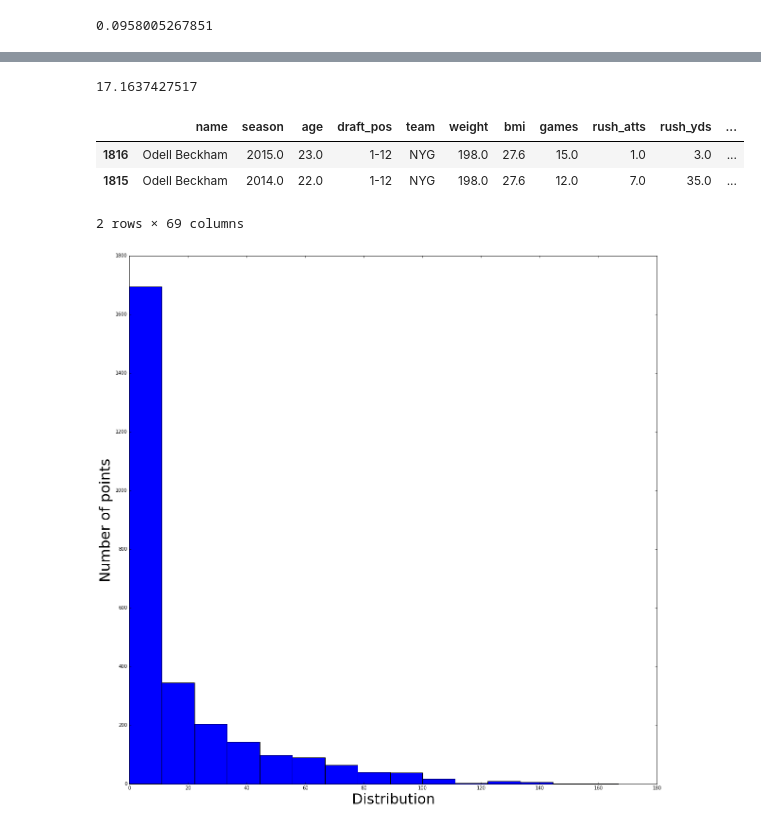
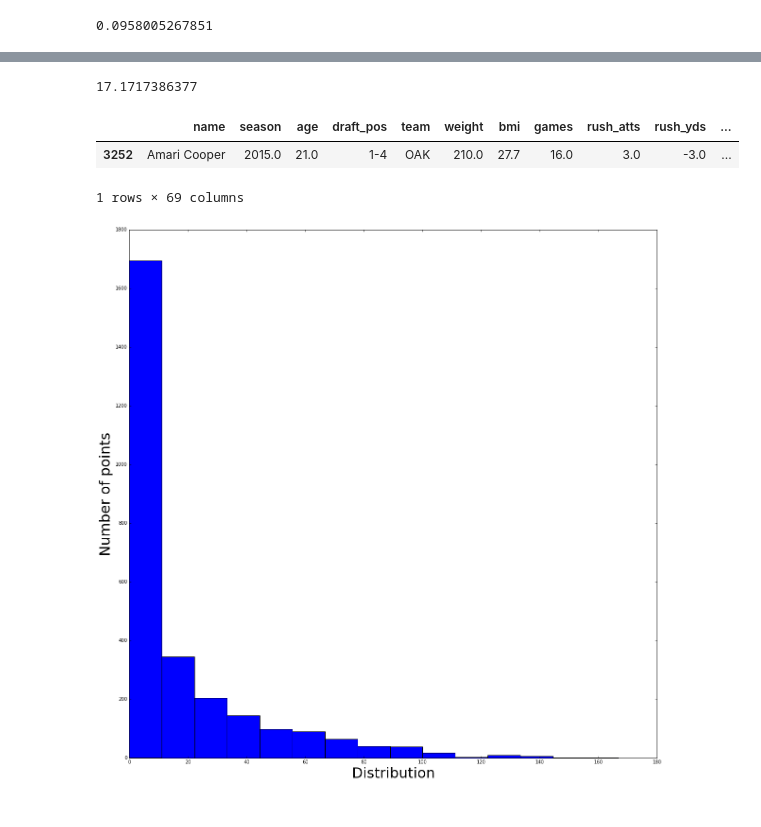
Before and after one commit to oneilltp18/GABBERT, a Jupyter notebook: wide_receivers/algorithm_sandbox.ipynb, the cells around one changed output, grey strips where cells are left out. Cells and saved outputs as stored; diff of their text form; code cells hidden in the pictures.

Commit message:
updating catcherr csv with amari cooper

```diff
--- a/wide_receivers/algorithm_sandbox.ipynb
+++ b/wide_receivers/algorithm_sandbox.ipynb
@@ -254,3 +254,16 @@ print np.average(data.pct_of_team_passyards)
 print np.average(data.pct_team_touchdowns)
 # %% [output]
 0.0958005267851
+# %%
+amari_list = [['Amari Cooper', 2015, 21, '1-4', 'OAK', 210, 27.7, 16, 3, -3, -1.0, 0, -.2,
+             130, 72, 1070, 14.86, 6, 66.9, .554, 8.23, 1, 0, 0, 0, 0, 1, 0, 'WR',
+             5, 378, 45, .625, 68, 11, 10, 1029, -1.0, 1.22,
+             'WR', 10.0, 31.50, 4.42, 33.0, 120.0, 3.98,
+             6.71, 0, 34.0,3879.0,606.0,373.0,359.0, 21, 2015,
+             73, 15/16, 3, 86, .21452145, .19303, .275844,
+             .17647, 0]]
+amari_df = pd.DataFrame(amari_list, columns = data.columns)
+amari_df
+
+data = data.append(amari_df, ignore_index = True)
+data.tail()
@@ -325,14 +354,13 @@ data.yacK.fillna(value = 0, inplace = True)
 
 print np.average(data.compilation[data.compilation >= 0])
 # %% [output]
-17.1637427517
+17.1717386377
 # %%
-data[data.name == "Odell Beckham"].sort('compilation', ascending = False)
+data[data.name == "Amari Cooper"].sort('compilation', ascending = False)
 # %% [output]
 |  | name | season | age | draft_pos | team | weight | bmi | games | rush_atts | rush_yds | ... |
-| 1816 | Odell Beckham | 2015.0 | 23.0 | 1-12 | NYG | 198.0 | 27.6 | 15.0 | 1.0 | 3.0 | ... |
-| 1815 | Odell Beckham | 2014.0 | 22.0 | 1-12 | NYG | 198.0 | 27.6 | 12.0 | 7.0 | 35.0 | ... |
+| 3252 | Amari Cooper | 2015.0 | 21.0 | 1-4 | OAK | 210.0 | 27.7 | 16.0 | 3.0 | -3.0 | ... |
-2 rows × 69 columns
+1 rows × 69 columns
 # %%
 
 
```
Also changed, not shown: parts of 5 cells of this notebook, 2 other files.
